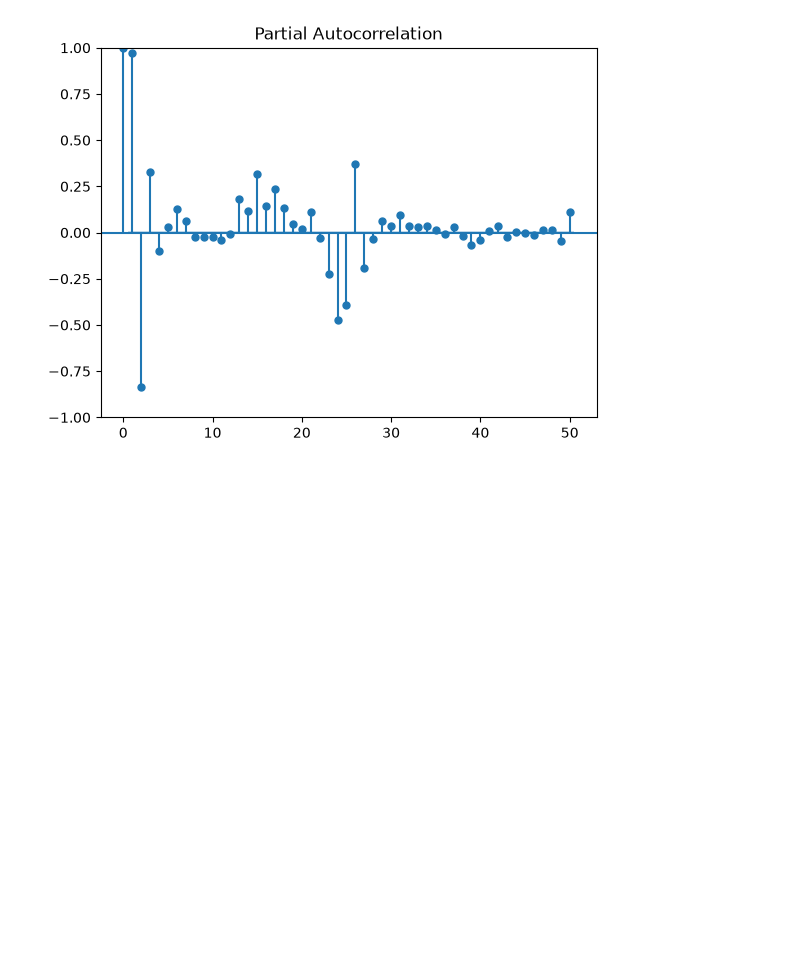
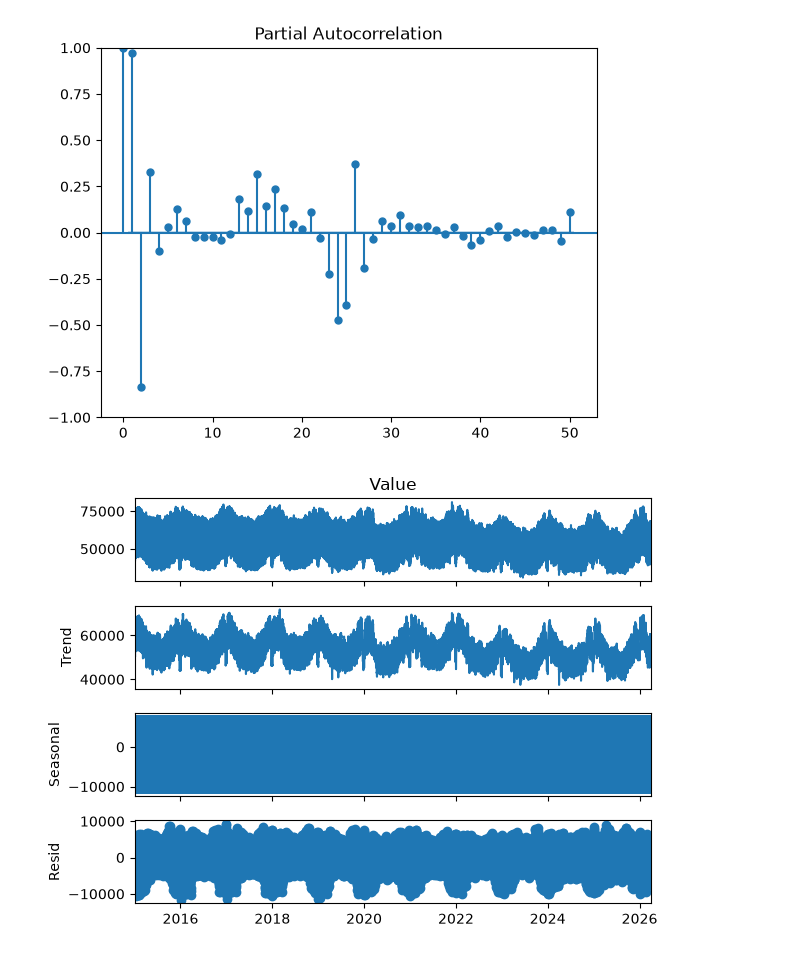
Before and after one commit to timo183/Time-Series-BA, a Jupyter notebook: eda/eda.ipynb, the cells around one changed output. Cells and saved outputs as stored; diff of their text form; code cells hidden in the pictures; blank space fills up the shorter version.

```diff
--- a/eda/eda.ipynb
+++ b/eda/eda.ipynb
@@ -72,3 +75,9 @@ identifying_model_parameters(df["Value"])
 # %% [output]
 [figure]
 [figure]
+# %%
+result = seasonal_decompose(df["Value"], model='additive', period=24)
+result.plot()
+pyplot.show()
+# %% [output]
+[figure, added]
```
Also changed, not shown: parts of 4 cells of this notebook, 5 other files.
